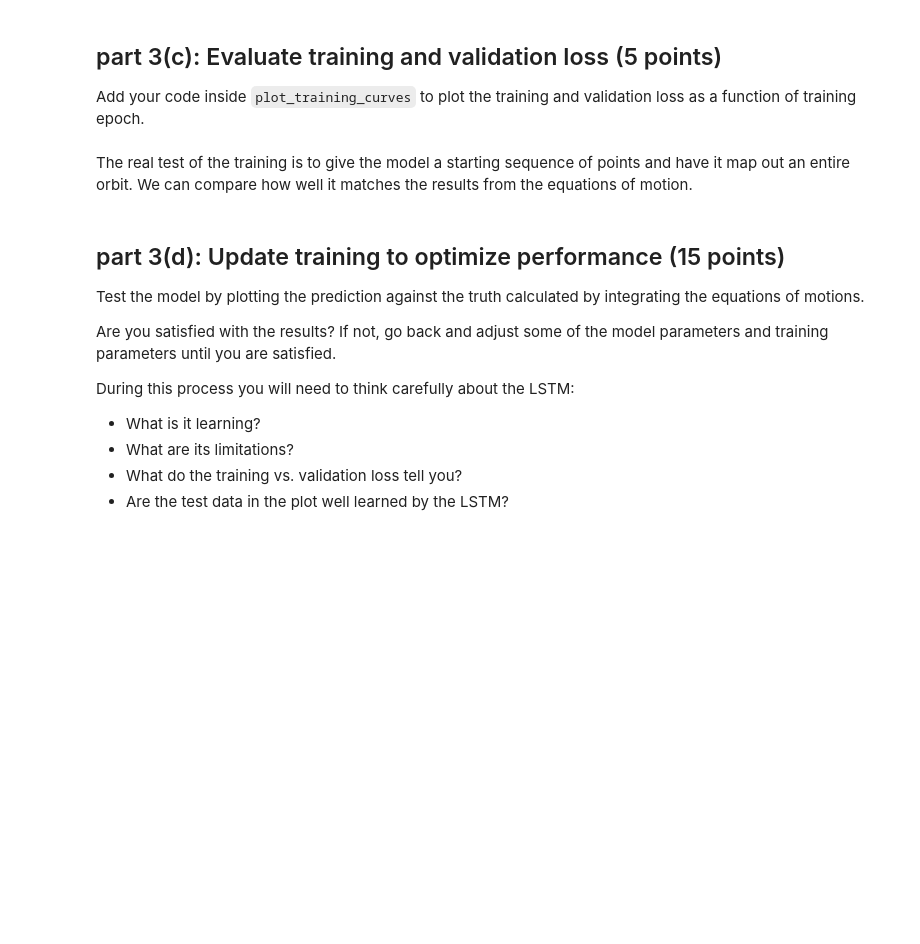
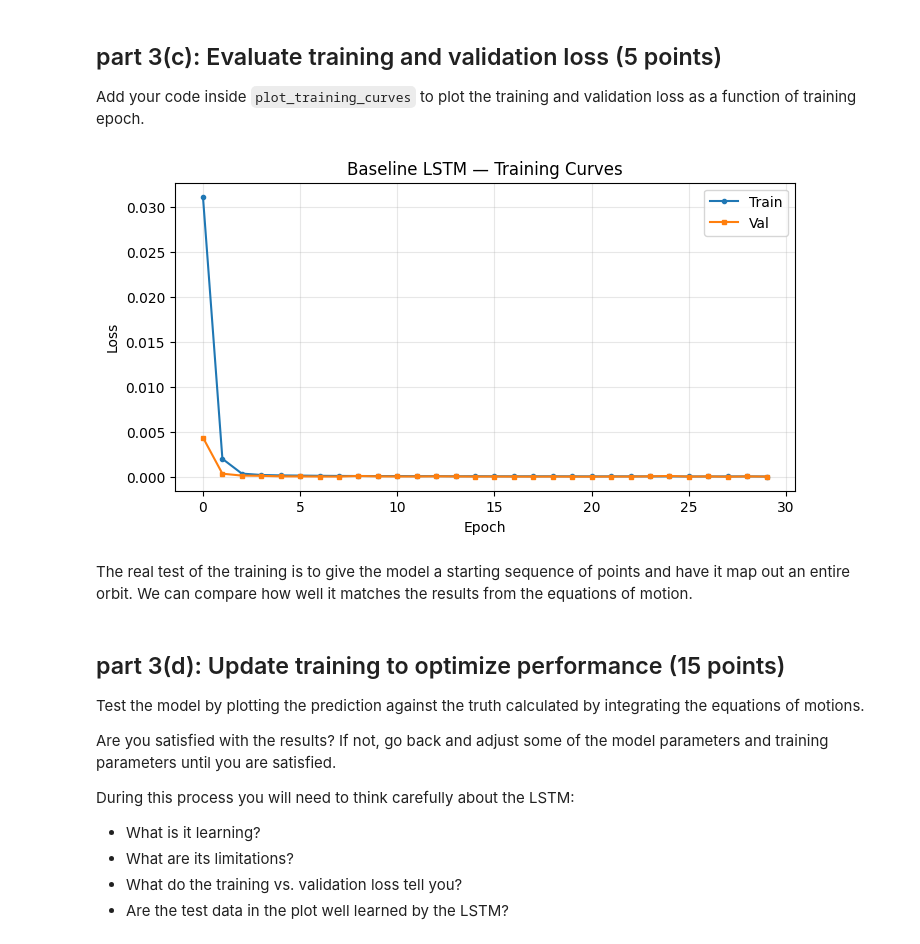
Before and after one commit to lbovet8/phys152-2026, a Jupyter notebook: Exercises/Homework-3.ipynb, the cells around one changed output. Cells and saved outputs as stored; diff of their text form; code cells hidden in the pictures; blank space fills up the shorter version.

Commit message:
All running but optimize Ex3

```diff
--- a/Exercises/Homework-3.ipynb
+++ b/Exercises/Homework-3.ipynb
@@ -685,6 +679,13 @@ def evaluate(model, dataloader, loss_fn, device):
     total_loss = 0.0
     with torch.no_grad():
         # add your code here
+        for X_batch, Y_batch in dataloader:
+          X_batch, Y_batch = X_batch.to(device), Y_batch.to(device)
+
+          pred = model(X_batch)
+          loss = loss_fn(pred, Y_batch)
+
+          total_loss += loss.item() * X_batch.size(0)
 
     return total_loss / len(dataloader.dataset)
 
@@ -702,8 +703,8 @@ def train_model(model, train_loader, val_loader, n_epochs=30, lr=1e-3,
         loss_fn = nn.MSELoss()
 
     # Add your optimizer and scheduler here
-    optimizer =
-    scheduler =
+    optimizer = torch.optim.AdamW(model.parameters(), lr=lr)
+    scheduler = torch.optim.lr_scheduler.CosineAnnealingLR(optimizer, T_max=n_epochs)
 
     history = {"train_losses": [], "val_losses": []}
 
@@ -733,7 +744,7 @@ train_loader = DataLoader(train_dataset, batch_size=BATCH_SIZE, shuffle=True)
 val_loader = DataLoader(val_dataset, batch_size=BATCH_SIZE)
 
 # Instantiate and train the baseline model with reasonable parameters
-model_baseline = OrbitLSTM(input_size=4, hidden_size=16, num_layers=2, dropout=0.30).to(device)
+model_baseline = OrbitLSTM(input_size=4, hidden_size=64, num_layers=2, dropout=0.10).to(device)
 print(f"Model parameters: {sum(p.numel() for p in model_baseline.parameters()):,}")
 print("\nTraining baseline model (MSE loss)...")
 history_baseline = train_model(model_baseline, train_loader, val_loader, n_epochs=30)
@@ -744,14 +766,27 @@ Add your code inside `plot_training_curves` to plot the training and validation
 # %%
 # Implement the function plot_training curves to plot the training loss
 #  and validation loss as a function of training epoch
 
 def plot_training_curves(history, title="Training Curves"):
     """Plot train and validation loss over epochs."""
     fig, ax = plt.subplots(figsize=(8, 4))
     # Add code here
+    #epochs = range(1, NUM_EPOCHS + 1)
+    #ax.plot(epochs, history["train_losses"], "o-", label="Train", markersize=3)
+    #ax.plot(epochs, history["val_losses"],   "s-", label="Val",   markersize=3)
+    ax.plot(history["train_losses"], "o-", label="Train", markersize=3)
+    ax.plot(history["val_losses"],   "s-", label="Val",   markersize=3)
+    ax.set_xlabel("Epoch")
+    ax.set_ylabel("Loss")
+    ax.set_title(title)
+    ax.legend()
+    ax.grid(alpha=0.3)
+
     plt.show()
 
 plot_training_curves(history_baseline, "Baseline LSTM — Training Curves")
+# %% [output]
+[figure, added]
 # %% [markdown]
 The real test of the training is to give the model a starting sequence of points and have it map out an entire orbit. We can compare how well it matches the results from the equations of motion.
 # %%
```
Also changed, not shown: parts of 10 cells of this notebook.
